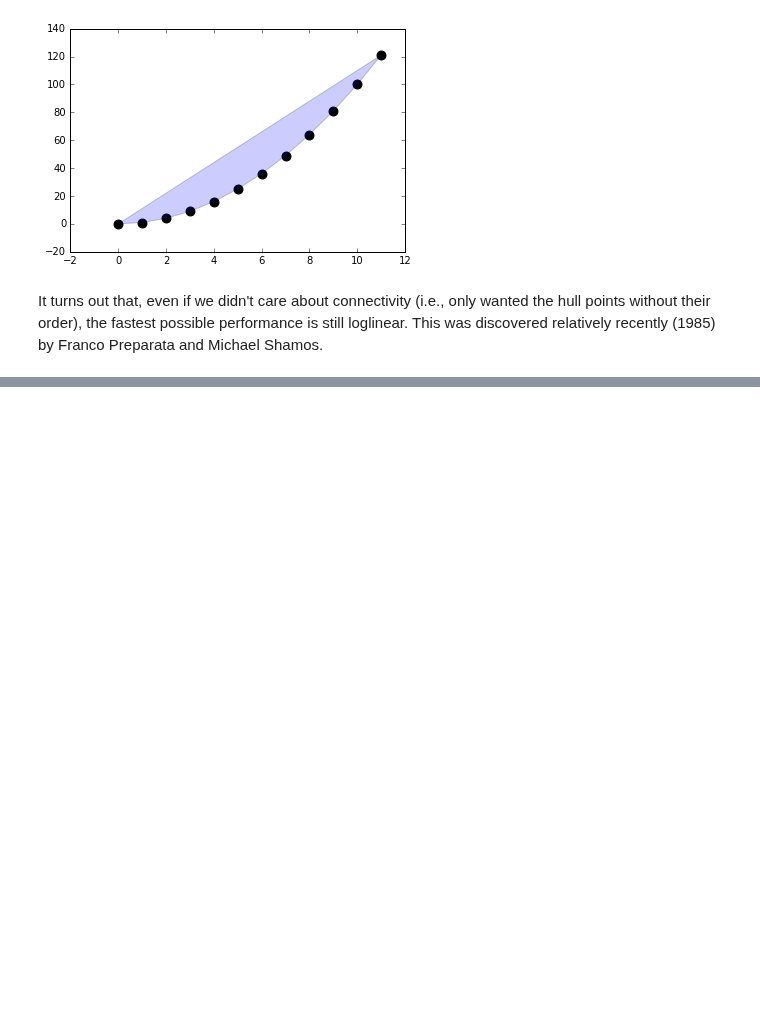
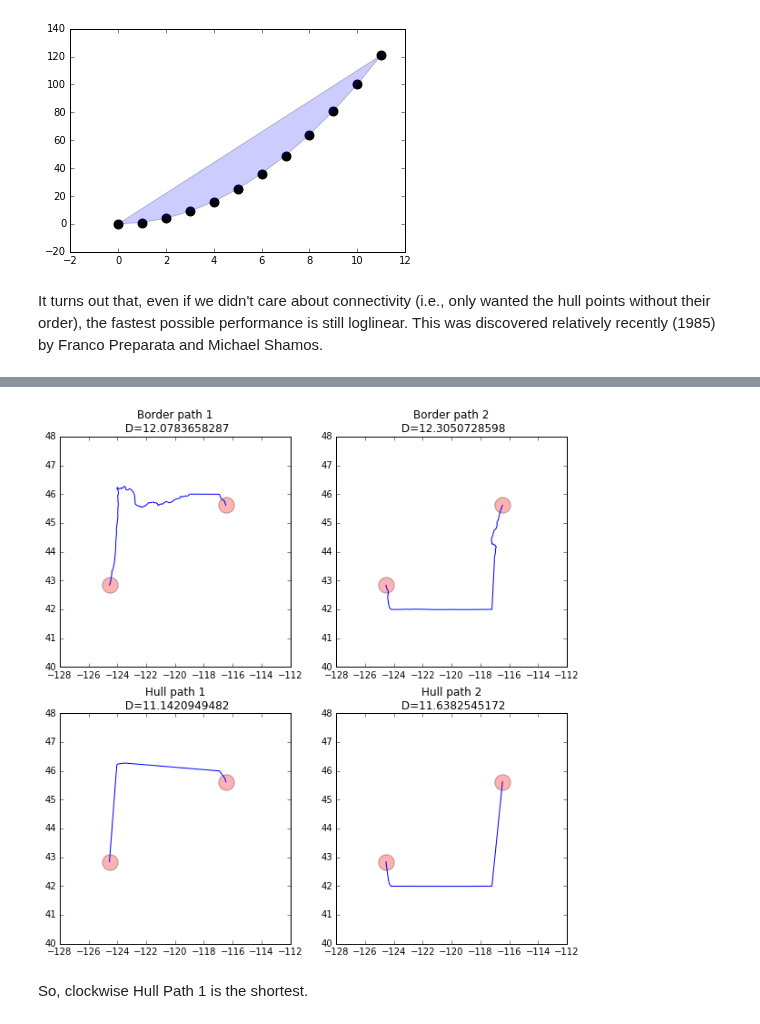
Before and after one commit to tylerjereddy/pycon-2016, a Jupyter notebook: computational_geometry_tutorial.ipynb, the cells around one changed output, grey strips where cells are left out. Cells and saved outputs as stored; diff of their text form; code cells hidden in the pictures; blank space fills up the shorter version.

```diff
--- a/computational_geometry_tutorial.ipynb
+++ b/computational_geometry_tutorial.ipynb
@@ -548,0 +575,40 @@ It turns out that, even if we didn't care about connectivity (i.e., only wanted
+# %%
+#plot and assess travel distance for the 2 possible border paths and 2 possible Convex Hull paths:
+fig_Oregon_paths = plt.figure()
+fig_Oregon_paths.set_size_inches(10,10)
+
+ax_border_1 = fig_Oregon_paths.add_subplot(221)
+ax_border_1.plot(Oregon_vertices[:138, 0], Oregon_vertices[:138, 1])
+dist_1 = np.diag(scipy.spatial.distance_matrix(Oregon_vertices[:137],Oregon_vertices[1:138])).sum()
+ax_border_1.set_title('Border path 1\n D={dist}'.format(dist=dist_1))
+
+ax_border_2 = fig_Oregon_paths.add_subplot(222)
+cycled_array = np.concatenate((Oregon_vertices,np.array([Oregon_vertices[0,...]])))
+ax_border_2.plot(cycled_array[137:, 0], cycled_array[137:, 1])
+dist_2 = np.diag(scipy.spatial.distance_matrix(cycled_array[137:-1],cycled_array[138:])).sum()
+ax_border_2.set_title('Border path 2\n D={dist}'.format(dist=dist_2))
+
+#note: in 2D scipy returns hull coords in CCW order
+hull_coords = hull.points[hull.vertices]
+hull_min_index = np.argmin(hull_coords[...,0])
+hull_max_index = np.argmax(hull_coords[...,0])
+ax_border_3 = fig_Oregon_paths.add_subplot(223)
+ax_border_3.plot(hull_coords[hull_max_index:hull_min_index + 1,0],hull_coords[hull_max_index:hull_min_index + 1,1])
+dist_3 = np.diag(scipy.spatial.distance_matrix(hull_coords[hull_max_index:hull_min_index],hull_coords[hull_max_index + 1:hull_min_index + 1])).sum()
+ax_border_3.set_title('Hull path 1\n D={dist}'.format(dist=dist_3))
+
+ax_border_4 = fig_Oregon_paths.add_subplot(224)
+cycled_hull_coords = np.concatenate((hull_coords,hull_coords))
+ax_border_4.plot(cycled_hull_coords[hull_min_index:hull_coords.shape[0] + 2,0], cycled_hull_coords[hull_min_index:hull_coords.shape[0] + 2,1])
+dist_4 = np.diag(scipy.spatial.distance_matrix(cycled_hull_coords[hull_min_index:hull_coords.shape[0] + 1],cycled_hull_coords[hull_min_index + 1:hull_coords.shape[0] + 2])).sum()
+ax_border_4.set_title('Hull path 2\n D={dist}'.format(dist=dist_4))
+
+for axis in [ax_border_1, ax_border_2, ax_border_3,ax_border_4]:
+    axis.scatter(x_min_coord[0], x_min_coord[1], c='red', s = 300, alpha = 0.3)
+    axis.scatter(x_max_coord[0], x_max_coord[1], c='red', s = 300, alpha = 0.3)
+    axis.set_xlim(-128,-112)
+    axis.set_ylim(40,48)
+# %% [output]
+[figure, added]
+# %% [markdown]
+So, clockwise Hull Path 1 is the shortest.
```
Also changed, not shown: parts of 9 cells of this notebook.
